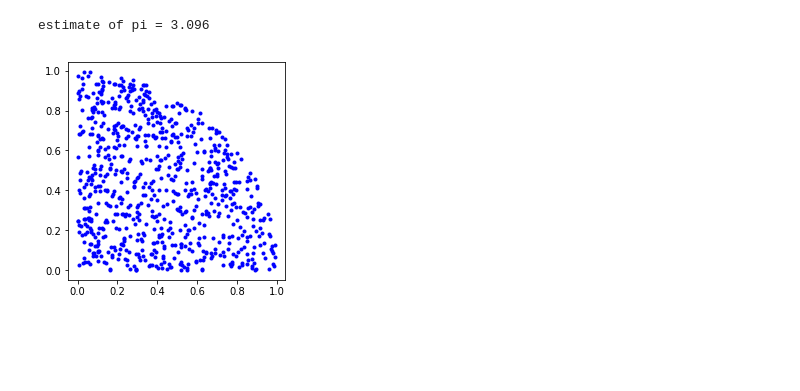
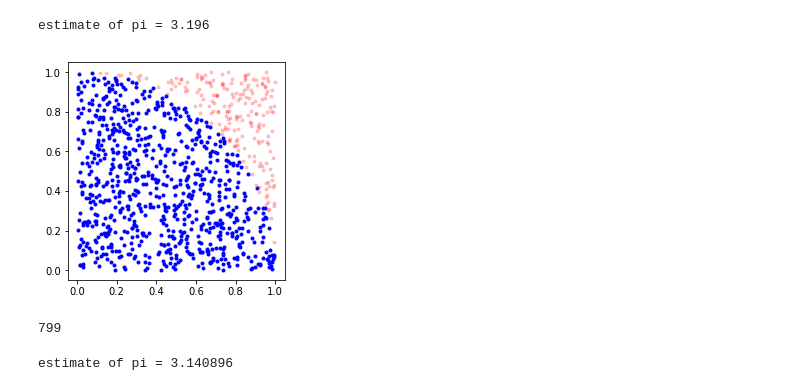
Before and after one commit to dpkroese/UQPublicLecture19, a Jupyter notebook: simulatepi.ipynb, the cells around one changed output. Drawn from its saved outputs; the diff is of its cells as text; code cells hidden in the pictures; blank space fills up the shorter version.

```diff
--- a/simulatepi.ipynb
+++ b/simulatepi.ipynb
@@ -1,14 +1,29 @@
 # %%
 import numpy as np
 from numpy.random import rand
 import matplotlib.pyplot as plt
 N = 1000
 x = rand(2,N)
 ind = np.where(x[0,:]**2 + x[1,:]**2 < 1)
+ind2 = np.where(x[0,:]**2 + x[1,:]**2 >=1)
 NA = len(ind[0])
 plt.axes().set_aspect('equal')
 plt.plot(x[0,ind],x[1,ind],'b.')
+plt.plot(x[0,ind2],x[1,ind2],'r.',alpha=0.2)
 print('estimate of pi = {}'.format(4*NA/N))
+plt.savefig("simulatepi")
 # %% [output]
-estimate of pi = 3.096
+estimate of pi = 3.196
-[figure, old version]
+[figure, new version]
+# %%
+len(ind[0])
+# %% [output]
+799
+# %%
+N = 1000000
+x = rand(2,N)
+ind = np.where(x[0,:]**2 + x[1,:]**2 < 1)
+NA = len(ind[0])
+print('estimate of pi = {}'.format(4*NA/N))
+# %% [output]
+estimate of pi = 3.140896
```
Also changed, not shown: 6 other files.
